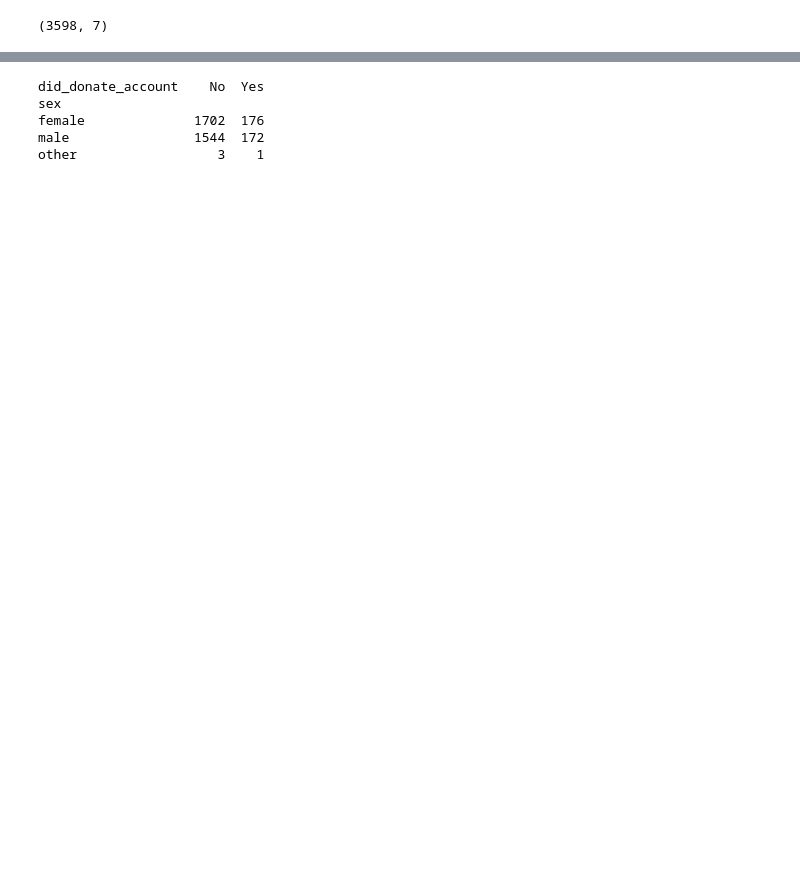
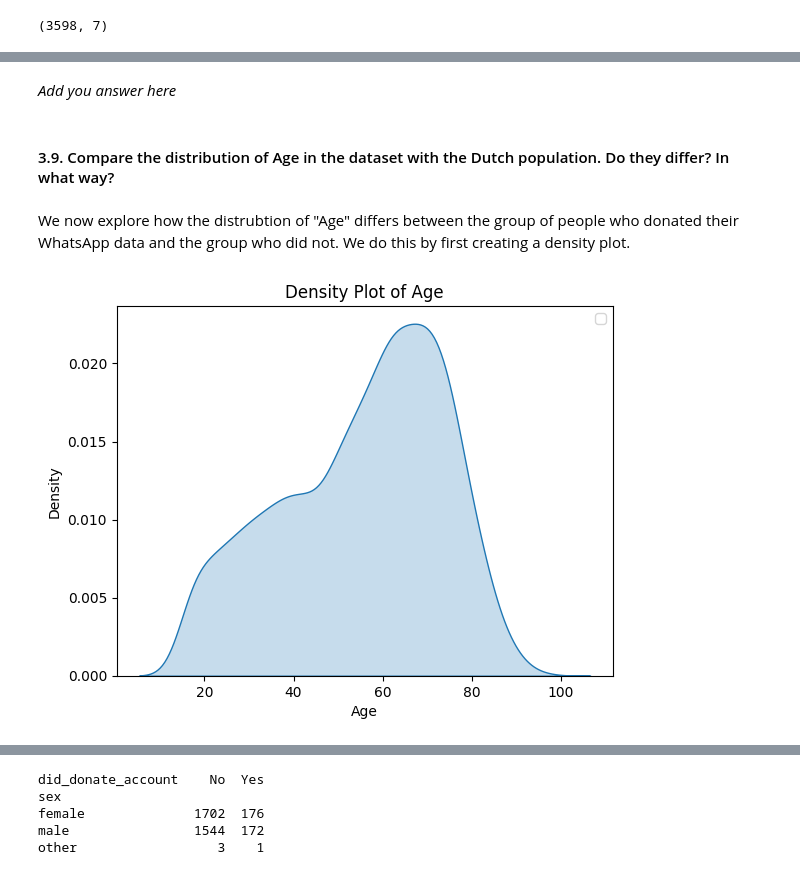
Before and after one commit to digitalTraceData/digitalTraceData.github.io, a Jupyter notebook: materials/lab4/lab4.ipynb, the cells around one changed output, grey strips where cells are left out. Cells and saved outputs as stored; diff of their text form; code cells hidden in the pictures; blank space fills up the shorter version.

```diff
--- a/materials/lab4/lab4.ipynb
+++ b/materials/lab4/lab4.ipynb
@@ -77,0 +142,20 @@ print(data.shape)
+# %% [markdown]
+*Add you answer here*
+# %% [markdown]
+#### 3.9. Compare the distribution of Age in the dataset with the Dutch population. Do they differ? In what way?
+# %% [markdown]
+We now explore how the distrubtion of "Age" differs between the group of people who donated their WhatsApp data and the group who did not. We do this by first creating a density plot.
+# %%
+# Density plot for age
+sns.kdeplot(data["age"], fill=True)
+
+# Add titles and labels
+plt.title("Density Plot of Age")
+plt.xlabel("Age")
+plt.ylabel("Density")
+plt.legend()
+
+# Show the plot
+plt.show()
+# %% [output]
+[figure, added]
```
Also changed, not shown: parts of 261 cells of this notebook, 14 other files.
